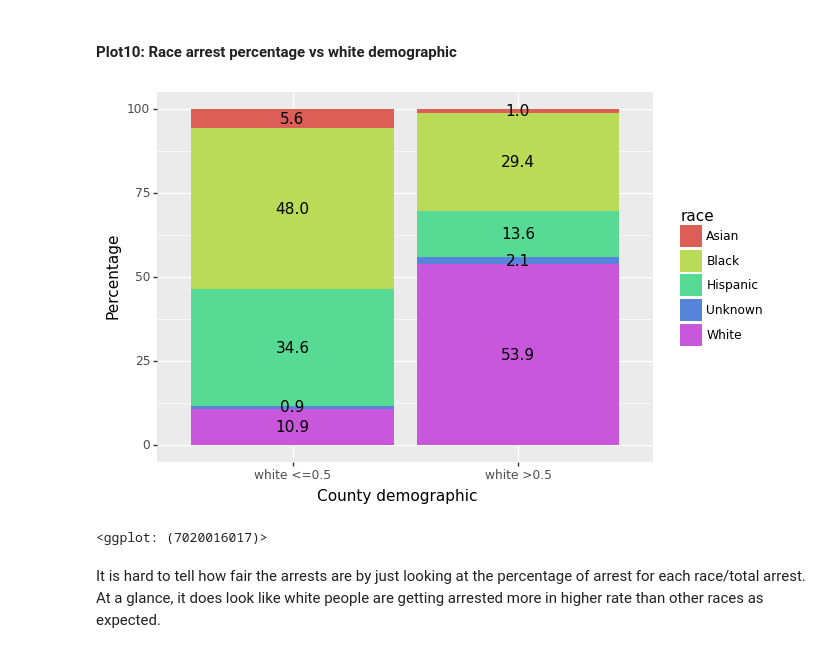
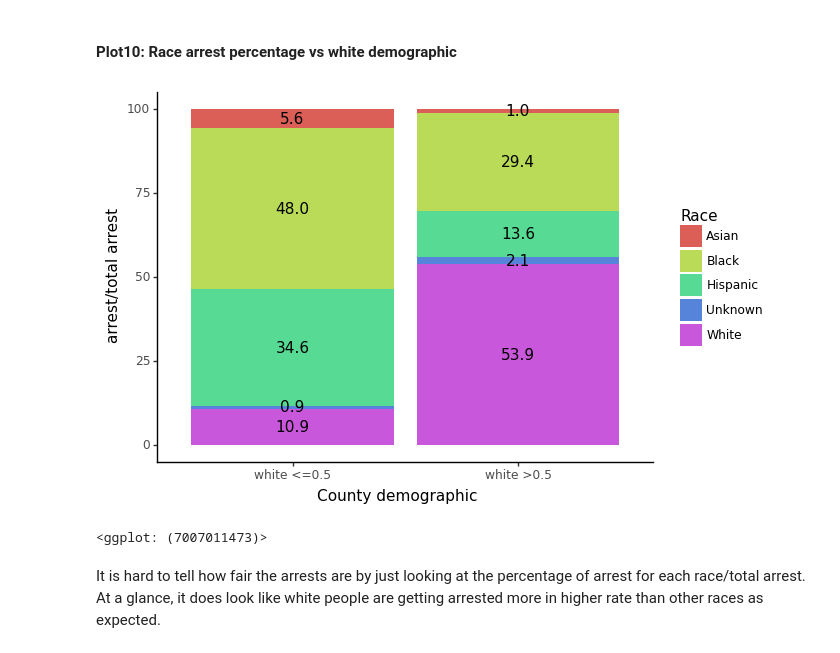
Before and after one commit to maayaikeda/newyork_crime, a Jupyter notebook: New_york_race_and_arrest.ipynb, the cells around one changed output. Cells and saved outputs as stored; diff of their text form; code cells hidden in the pictures.

```diff
--- a/New_york_race_and_arrest.ipynb
+++ b/New_york_race_and_arrest.ipynb
@@ -118,13 +102,40 @@ len(County)
+# %%
+# Since the original data was not in alphabetical order, add this to
+# the county names to keep the same order as the other data
+order = list(range(0,62))
+# %%
+# Stack them so that it's in the same format as the rest of the data
+rows = range(0,62)
+County = []
+Order = []
+for r in rows:
+    countyname = counties[r]
+    county = [[]] * 5 # Create empty list of 5
+    county[0].append(countyname) # Insert countynames into the list
+    County.append(county) # Add it to County
+    # do the same for order
+    ordername = order[r]
+    orders = [[]] * 5 # Create empty list of 5
+    orders[0].append(ordername) # Insert order into the list
+    Order.append(orders) # Add it to Order
+County = pd.DataFrame(County) # Convert it to dataframe
+County = County.unstack() # Unstack to make one column
+Order = pd.DataFrame(Order) # Convert it to dataframe
+Order = Order.unstack() # Unstack to make one column
+County = pd.concat([Order, County],axis=1) # Combine order and county lists
+County.columns = ['order','County'] # Rename columns
 # %%
 # Reset index
 County.reset_index(drop=True, inplace = True)
 # %%
-# Sort the county names so it matches the other table
-
-County = County.sort_values()
+# Sort the county names by 'order' so it matches the other table
+# This is to avoid data mismatch
+County = County.sort_values(by=['order'])
+# Reset index again so that it doesn't revert to the original order
 County.reset_index(drop=True, inplace = True)
 
 # Add the county labels to the dataset
+County = County['County']
 prison_df['County'] = County
 
 # Remove brackets and commas
@@ -535,15 +544,15 @@ arrestwhite['arrestpercent'] = round(arrestwhite['arrestpercent'],1)
 # %%
 (ggplot(arrestwhite, aes(x='whitedem', y='arrestpercent', fill='race'))
  + geom_col()
  + xlab('County demographic')
  + ylab('arrest/total arrest')
  + geom_text(aes(x='whitedem', y='arrestpercent', label='arrestpercent'),position = position_stack(vjust = 0.5))
- + labs(color='Race')
+ + labs(fill='Race')
  + theme_classic()
 )
 # %% [output]
-[figure, old version]
+[figure, new version]
-<ggplot: (7020016017)>
+<ggplot: (7007011473)>
 # %% [markdown]
 It is hard to tell how fair the arrests are by just looking at the percentage of arrest for each race/total arrest. At a glance, it does look like white people are getting arrested more in higher rate than other races as expected.
 # %%
```
Also changed, not shown: parts of 26 cells of this notebook.
